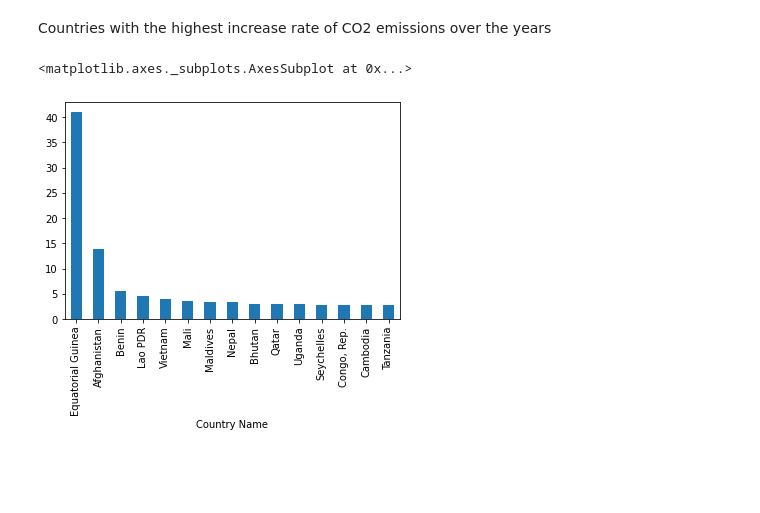
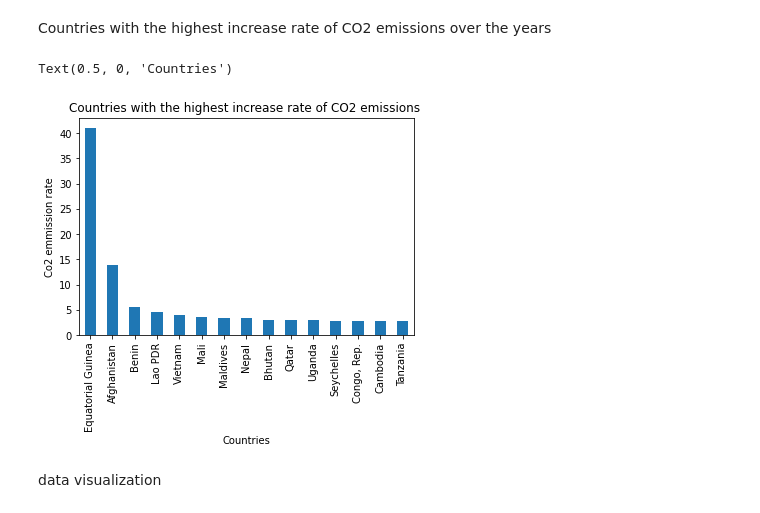
Before and after one commit to busranur-sr/ClimateChange, a Jupyter notebook: Co2Emission.ipynb, the cells around one changed output. Saved outputs shown, nothing was run; the diff lists cells and outputs as text; code cells hidden in the pictures; blank space fills up the shorter version.

```diff
--- a/Co2Emission.ipynb
+++ b/Co2Emission.ipynb
@@ -191,6 +195,11 @@ Countries with the highest increase rate of CO2 emissions over the years
 # %%
 df_perc.replace([np.inf, -np.inf], np.nan, inplace=True)
 df_perc.sum(axis='columns').sort_values(ascending=[False])[:15].plot(kind='bar')
+plt.title("Countries with the highest increase rate of CO2 emissions ")
+plt.ylabel("Co2 emmission rate")
+plt.xlabel("Countries")
 # %% [output]
-<matplotlib.axes._subplots.AxesSubplot at 0x...>
+Text(0.5, 0, 'Countries')
-[figure, old version]
+[figure, new version]
+# %% [markdown]
+data visualization
```
Also changed, not shown: parts of 4 cells of this notebook.
